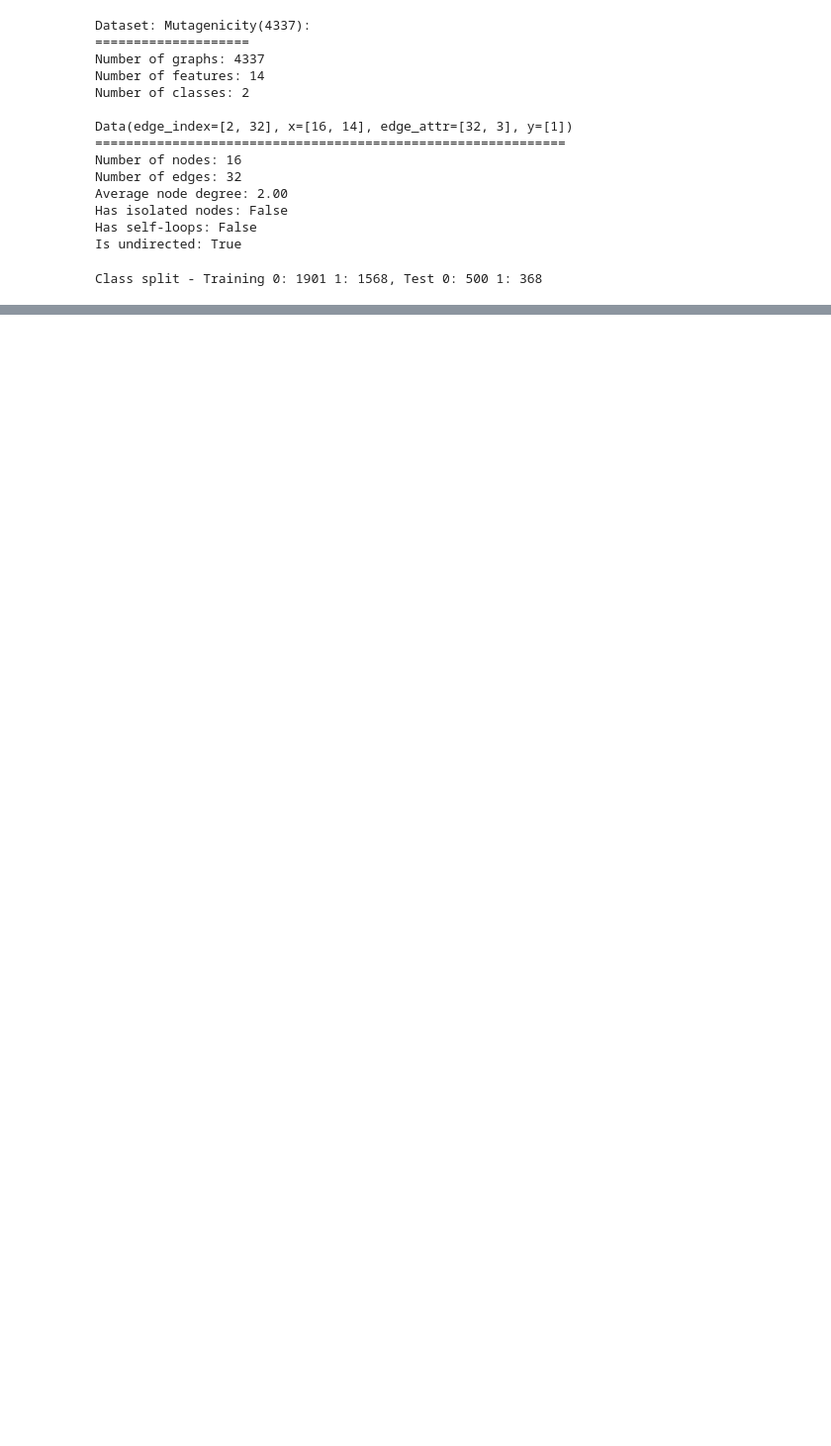
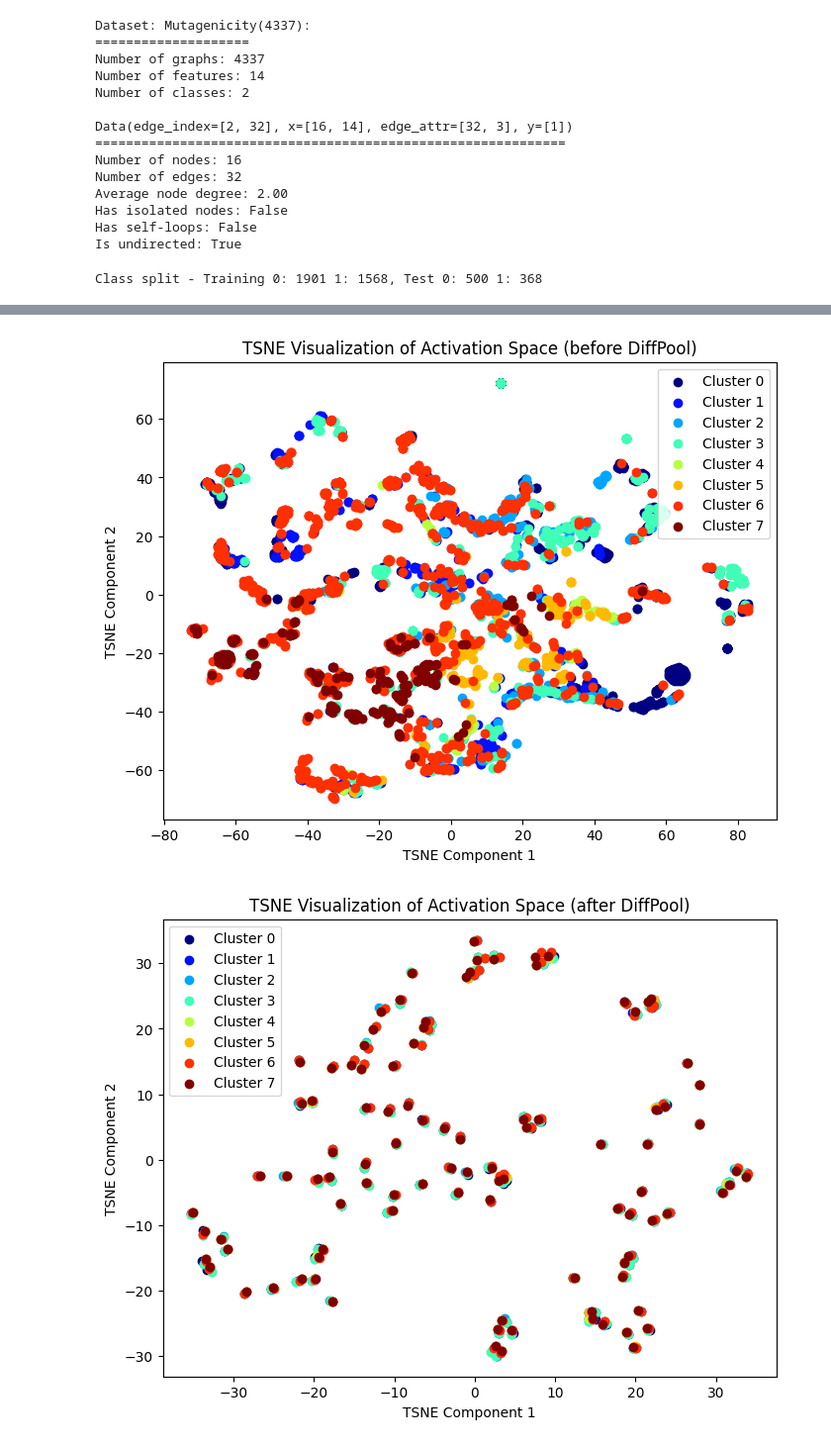
Before and after one commit to Stella-zjy/L65-GDL-project, a Jupyter notebook: GCN.ipynb, the cells around one changed output, grey strips where cells are left out. Shown: that part at 99% size. Cells and saved outputs as stored; diff of their text form; code cells hidden in the pictures; blank space fills up the shorter version.

```diff
--- a/GCN.ipynb
+++ b/GCN.ipynb
@@ -155,0 +162,4 @@ Epoch 50, Train Loss: 3.0989, Test Loss: 0.5227, Test Acc: 0.8007
+# %%
+model0 = DiffPoolGNN(dataset.num_features, dataset.num_classes)    # Initialize model
+model0.load_state_dict(torch.load('model_state_dict.pth'))
+model0.eval()  # Set the model to inference mode
@@ -155,0 +319,18 @@ Epoch 50, Train Loss: 3.0989, Test Loss: 0.5227, Test Acc: 0.8007
+# %%
+for data in visual_data_loader:
+
+    adj = to_dense_adj(data.edge_index, data.batch)
+    batched_x = pad_features(data)
+
+    graph_nodes = real_graph_node(data)
+
+    out, _, _, out1, cluster_assignments1, out2, cluster_assignments2, out1before, out2before = model0(batched_x, adj, data.batch)
+
+    break
+
+
+diffpool_plot(adj, out1before, out1, cluster_assignments1, graph_nodes, True, 'TSNE')
+diffpool_plot(adj, out2before, out2, cluster_assignments2, graph_nodes, False, 'TSNE')
+# %% [output]
+[figure, added]
+[figure, added]
```
Also changed, not shown: parts of 11 cells of this notebook, 3 other files.
